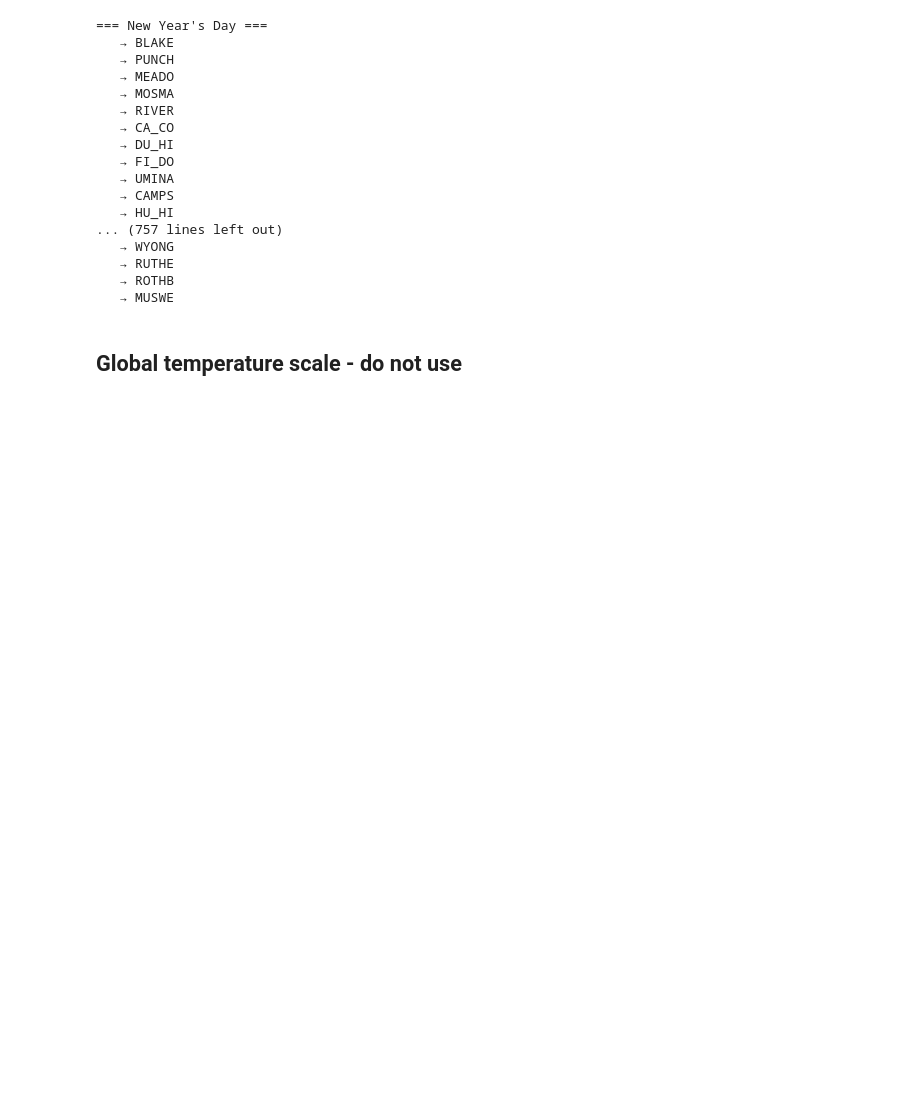
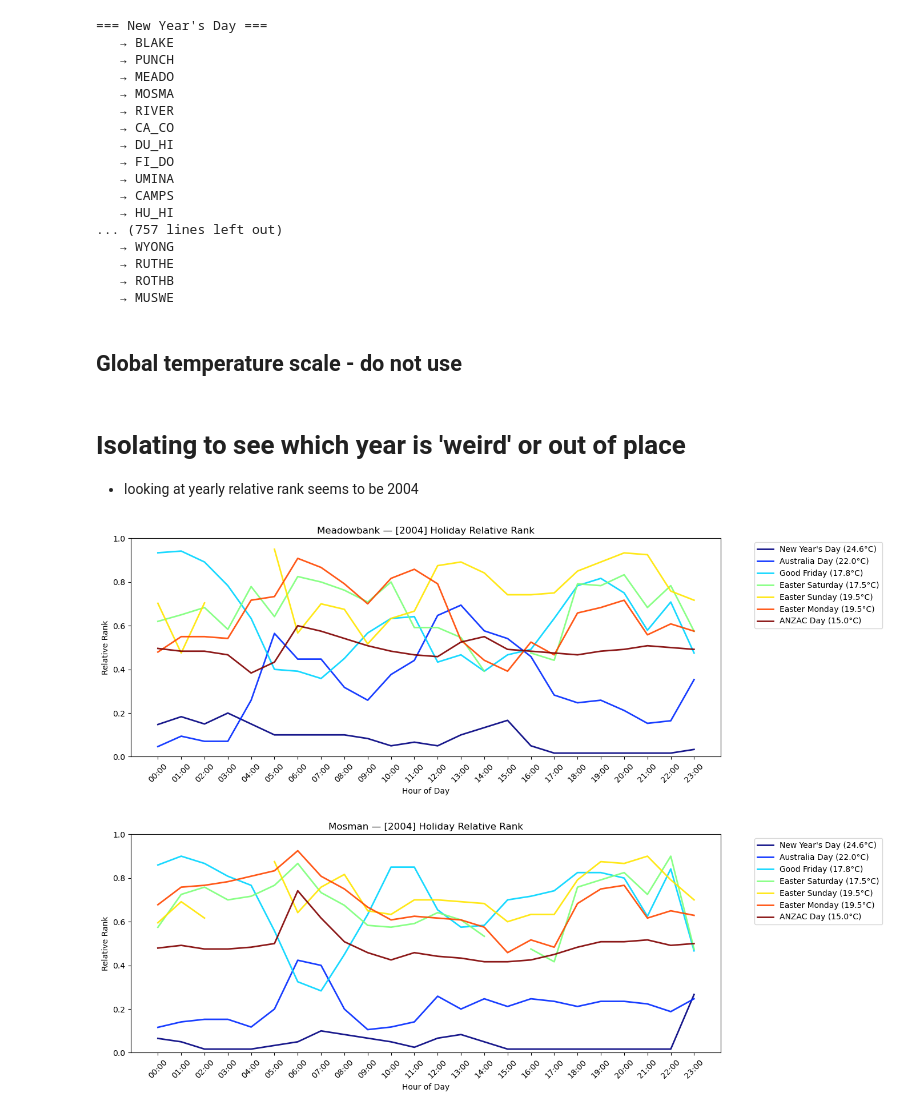
Before and after one commit to 21centuryweather/aus_substation_electricity, a Jupyter notebook: pia_notebooks/NSW_data/relative_ranking.ipynb, the cells around one changed output. Drawn from its saved outputs; the diff is of its cells as text; code cells hidden in the pictures; blank space fills up the shorter version.

Commit message:
Isolating years (specifically 2004) to see if weird trends are persistent across all public holidays and locations

```diff
--- a/pia_notebooks/NSW_data/relative_ranking.ipynb
+++ b/pia_notebooks/NSW_data/relative_ranking.ipynb
@@ -736,3 +734,6 @@ generate_all_relative_rank_plots(
     global_max_temp=global_max_temp
 )
 #do not use - this is for plotting a global min and max temperature scale (it didn't work, too many values in the median range which caused the lines to be too similar in colour)
+# %% [markdown]
+# Isolating to see which year is 'weird' or out of place
+- looking at yearly relative rank seems to be 2004
@@ -738,0 +841,23 @@ generate_all_relative_rank_plots(
+# %%
+spaghetti_plot_for_station(
+    demand=demand,
+    obs=obs,
+    info=info,
+    station="MEADO",
+    years=[2004],
+    holiday_lib=HOLIDAYS_VIC,
+    window_days=60
+)
+
+spaghetti_plot_for_station(
+    demand=demand,
+    obs=obs,
+    info=info,
+    station="MOSMA",
+    years=[2004],
+    holiday_lib=HOLIDAYS_VIC,
+    window_days=60
+)
+# %% [output]
+[figure, added]
+[figure, added]
```
Also changed, not shown: parts of 4 cells of this notebook.
